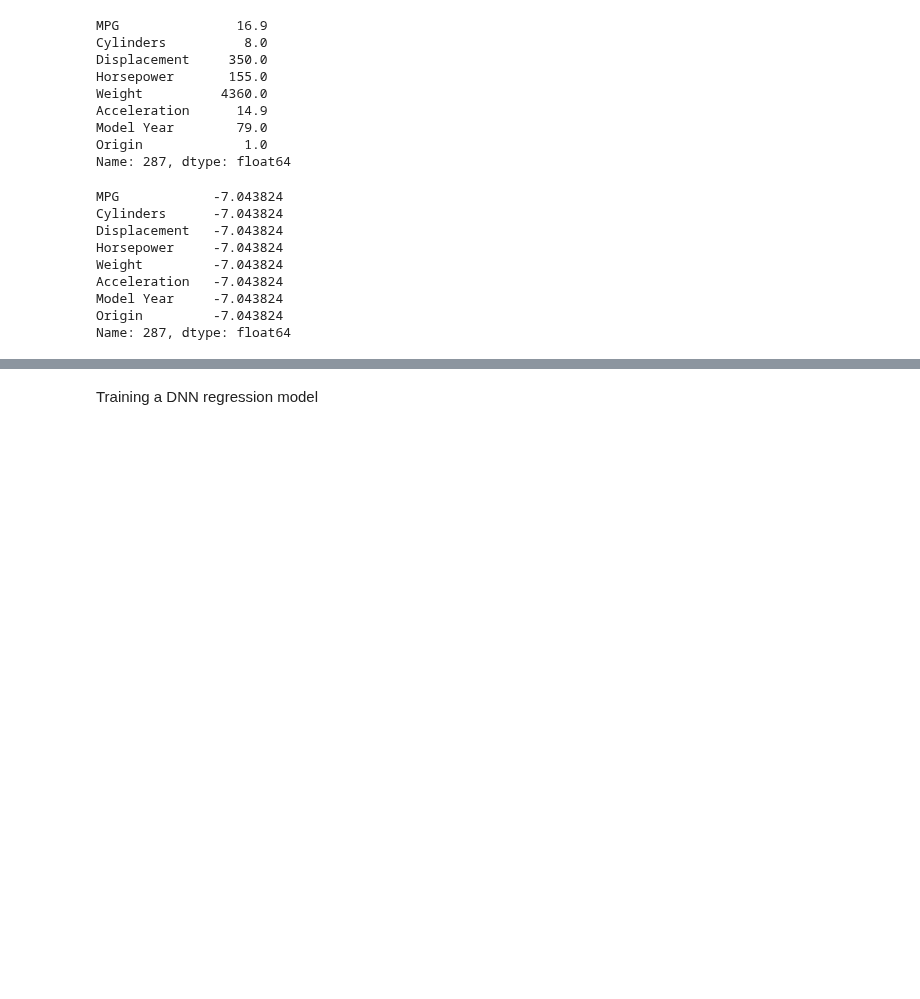
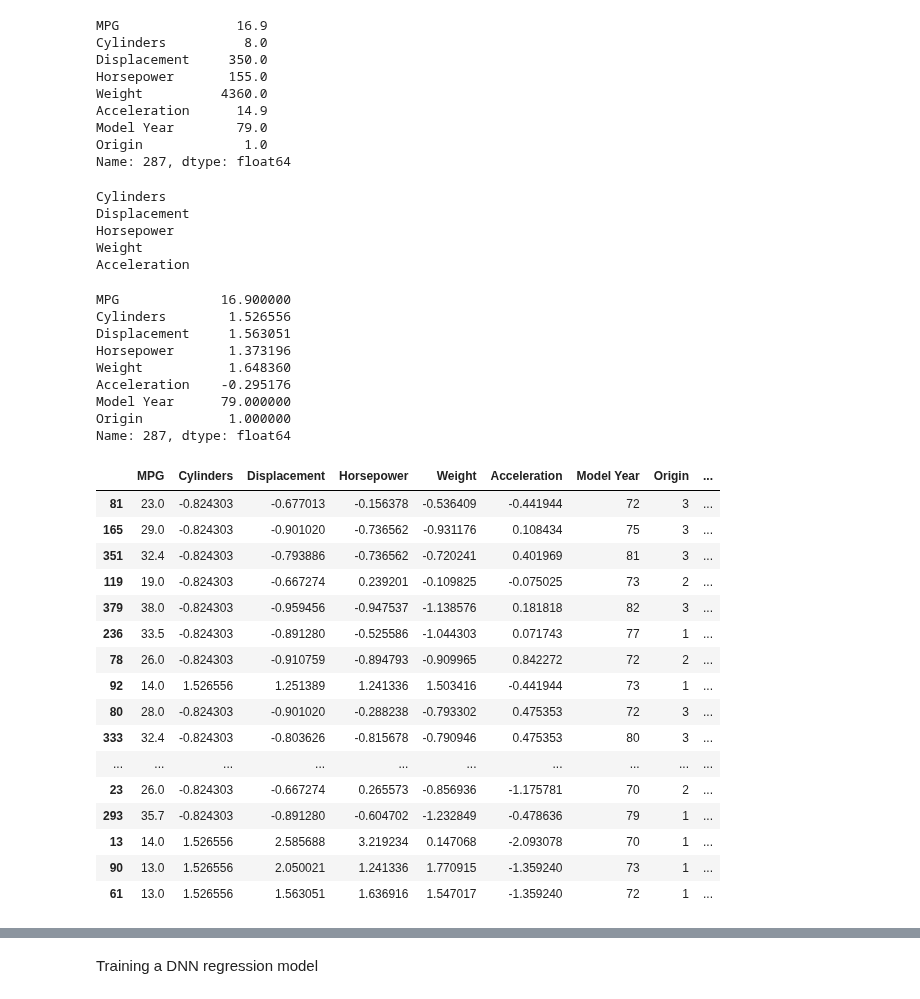
Before and after one commit to robb666/nn, a Jupyter notebook: Machine Learning With PyTorch and Scikit-Learn/Chapter 13 Going Deeper – The Mechanics of PyTorch.ipynb, the cells around one changed output, grey strips where cells are left out. Cells and saved outputs as stored; diff of their text form; code cells hidden in the pictures; blank space fills up the shorter version.

```diff
--- a/Machine Learning With PyTorch and Scikit-Learn/Chapter 13 Going Deeper – The Mechanics of PyTorch.ipynb
+++ b/Machine Learning With PyTorch and Scikit-Learn/Chapter 13 Going Deeper – The Mechanics of PyTorch.ipynb
@@ -541,31 +533,57 @@ Name: 287, dtype: float64
 df_train_norm, df_test_norm = df_train.copy(), df_test.copy()
 
 for col_name in numeric_column_names:
+    print(col_name)
     mean = train_stats.loc[col_name, 'mean']
     std = train_stats.loc[col_name, 'std']
     df_train_norm.loc[:, col_name] = (df_train_norm.loc[:, col_name] - mean) / std
     df_test_norm.loc[:, col_name] = (df_test_norm.loc[:, col_name] - mean) / std
-    my_test_norm.iloc[[i for i in range(len(my_test))]] = (my_test_norm.iloc[[i for i in range(len(my_test))]] - mean) / std
+    my_test_norm.loc[col_name] = (my_test_norm.loc[col_name] - mean) / std
+
 my_test_norm
 # %% [output]
-MPG            -7.043824
-Cylinders      -7.043824
-Displacement   -7.043824
-Horsepower     -7.043824
-Weight         -7.043824
-Acceleration   -7.043824
-Model Year     -7.043824
-Origin         -7.043824
-Name: 287, dtype: float64
+Cylinders
+Displacement
+Horsepower
+Weight
+Acceleration
+MPG             16.900000
+Cylinders        1.526556
+Displacement     1.563051
+Horsepower       1.373196
+Weight           1.648360
+Acceleration    -0.295176
+Model Year      79.000000
+Origin           1.000000
+Name: 287, dtype: float64
 # %%
 boundaries = torch.tensor([73, 76, 79])
 v = torch.tensor(df_train_norm['Model Year'].values)
 df_train_norm['Model Year Bucketed'] = torch.bucketize(v, boundaries, right=True)
 
 v = torch.tensor(df_test_norm['Model Year'].values)
 df_test_norm['Model Year Bucketed'] = torch.bucketize(v, boundaries, right=True)
 
-numeric_column_names.append('Model Year Bucketed')
+# numeric_column_names.append('Model Year Bucketed')
+df_test_norm
+# %% [output]
+|  | MPG | Cylinders | Displacement | Horsepower | Weight | Acceleration | Model Year | Origin | ... |
+| 81 | 23.0 | -0.824303 | -0.677013 | -0.156378 | -0.536409 | -0.441944 | 72 | 3 | ... |
+| 165 | 29.0 | -0.824303 | -0.901020 | -0.736562 | -0.931176 | 0.108434 | 75 | 3 | ... |
+| 351 | 32.4 | -0.824303 | -0.793886 | -0.736562 | -0.720241 | 0.401969 | 81 | 3 | ... |
+| 119 | 19.0 | -0.824303 | -0.667274 | 0.239201 | -0.109825 | -0.075025 | 73 | 2 | ... |
+| 379 | 38.0 | -0.824303 | -0.959456 | -0.947537 | -1.138576 | 0.181818 | 82 | 3 | ... |
+| 236 | 33.5 | -0.824303 | -0.891280 | -0.525586 | -1.044303 | 0.071743 | 77 | 1 | ... |
+| 78 | 26.0 | -0.824303 | -0.910759 | -0.894793 | -0.909965 | 0.842272 | 72 | 2 | ... |
+| 92 | 14.0 | 1.526556 | 1.251389 | 1.241336 | 1.503416 | -0.441944 | 73 | 1 | ... |
+| 80 | 28.0 | -0.824303 | -0.901020 | -0.288238 | -0.793302 | 0.475353 | 72 | 3 | ... |
+| 333 | 32.4 | -0.824303 | -0.803626 | -0.815678 | -0.790946 | 0.475353 | 80 | 3 | ... |
+| ... | ... | ... | ... | ... | ... | ... | ... | ... | ... |
+| 23 | 26.0 | -0.824303 | -0.667274 | 0.265573 | -0.856936 | -1.175781 | 70 | 2 | ... |
+| 293 | 35.7 | -0.824303 | -0.891280 | -0.604702 | -1.232849 | -0.478636 | 79 | 1 | ... |
+| 13 | 14.0 | 1.526556 | 2.585688 | 3.219234 | 0.147068 | -2.093078 | 70 | 1 | ... |
+| 90 | 13.0 | 1.526556 | 2.050021 | 1.241336 | 1.770915 | -1.359240 | 73 | 1 | ... |
+| 61 | 13.0 | 1.526556 | 1.563051 | 1.636916 | 1.547017 | -1.359240 | 72 | 1 | ... |
 # %%
 from torch.nn.functional import one_hot
 
```
Also changed, not shown: parts of 9 cells of this notebook.
